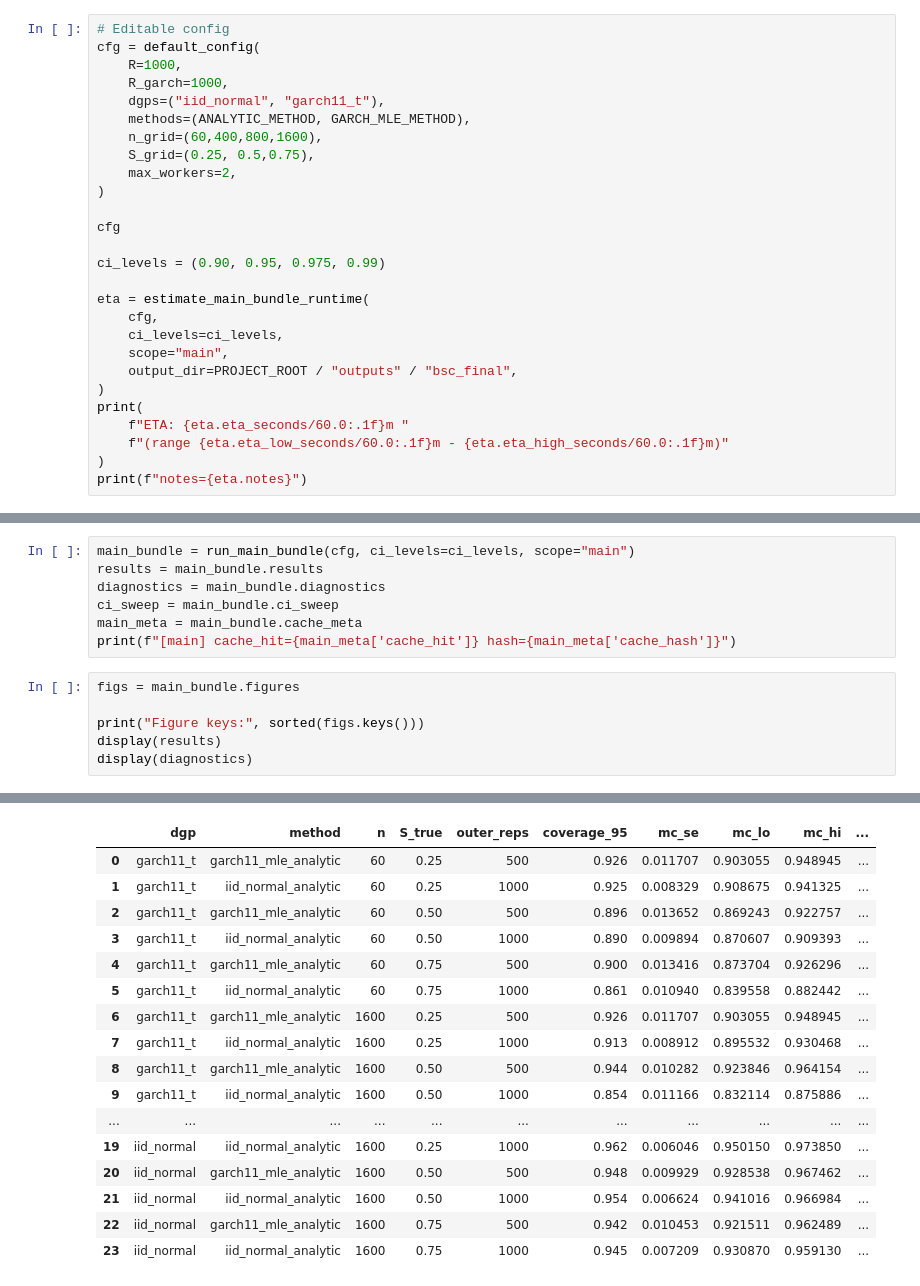
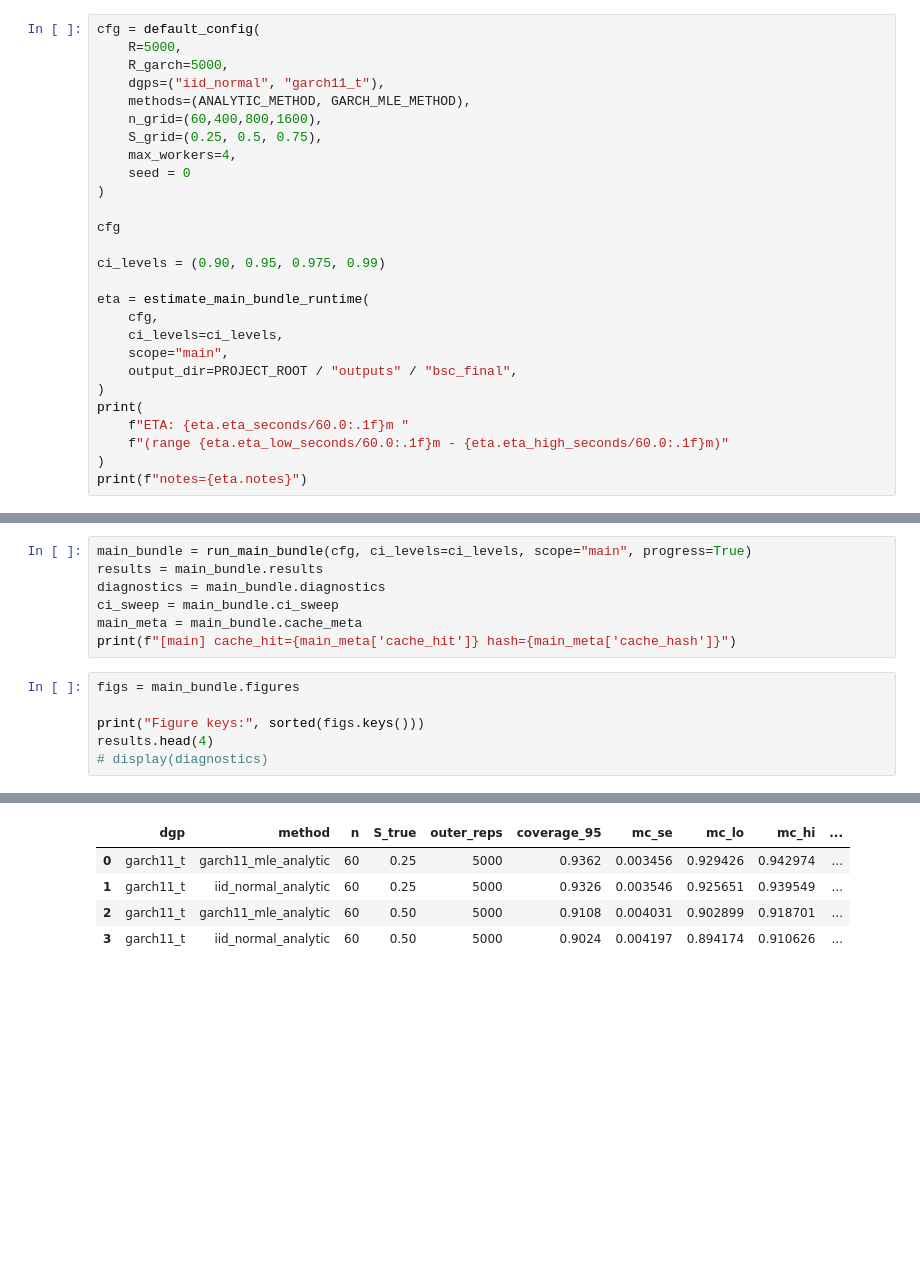
Before and after one commit to gettingittywitit69/rafsbsc, a Jupyter notebook: notebooks/bsc_final.ipynb, the cells around one changed output, grey strips where cells are left out. Saved outputs shown, nothing was run; the diff lists cells and outputs as text; blank space fills up the shorter version.

Commit message:
Updated plots and tables

```diff
--- a/notebooks/bsc_final.ipynb
+++ b/notebooks/bsc_final.ipynb
@@ -20,13 +22,13 @@ PROJECT_ROOT = /workspaces/finance-data-download-test/notebooks
 # %%
-# Editable config
 cfg = default_config(
-    R=1000,
-    R_garch=1000,
+    R=5000,
+    R_garch=5000,
     dgps=("iid_normal", "garch11_t"),
     methods=(ANALYTIC_METHOD, GARCH_MLE_METHOD),
     n_grid=(60,400,800,1600),
-    S_grid=(0.25, 0.5,0.75),
-    max_workers=2,
+    S_grid=(0.25, 0.5, 0.75),
+    max_workers=4,
+    seed = 0
 )
 
 cfg
@@ -51,5 +54,5 @@ notes=Pilot sampled 4/24 cells with R=50, R_garch=50; workers adjustment uses ma
 # %%
-main_bundle = run_main_bundle(cfg, ci_levels=ci_levels, scope="main")
+main_bundle = run_main_bundle(cfg, ci_levels=ci_levels, scope="main", progress=True)
 results = main_bundle.results
 diagnostics = main_bundle.diagnostics
 ci_sweep = main_bundle.ci_sweep
@@ -59,6 +62,6 @@ print(f"[main] cache_hit={main_meta['cache_hit']} hash={main_meta['cache_hash']}
 figs = main_bundle.figures
 
 print("Figure keys:", sorted(figs.keys()))
-display(results)
-display(diagnostics)
+results.head(4)
+# display(diagnostics)
 # %% [output]
@@ -66,17 +69,5 @@ Figure keys: ['bias', 'coverage_95', 'reject_rate_H0_S_eq_0', 'rmse']
 |  | dgp | method | n | S_true | outer_reps | coverage_95 | mc_se | mc_lo | mc_hi | ... |
-| 0 | garch11_t | garch11_mle_analytic | 60 | 0.25 | 500 | 0.926 | 0.011707 | 0.903055 | 0.948945 | ... |
-| 1 | garch11_t | iid_normal_analytic | 60 | 0.25 | 1000 | 0.925 | 0.008329 | 0.908675 | 0.941325 | ... |
-| 2 | garch11_t | garch11_mle_analytic | 60 | 0.50 | 500 | 0.896 | 0.013652 | 0.869243 | 0.922757 | ... |
-| 3 | garch11_t | iid_normal_analytic | 60 | 0.50 | 1000 | 0.890 | 0.009894 | 0.870607 | 0.909393 | ... |
-| 4 | garch11_t | garch11_mle_analytic | 60 | 0.75 | 500 | 0.900 | 0.013416 | 0.873704 | 0.926296 | ... |
-| 5 | garch11_t | iid_normal_analytic | 60 | 0.75 | 1000 | 0.861 | 0.010940 | 0.839558 | 0.882442 | ... |
-| 6 | garch11_t | garch11_mle_analytic | 1600 | 0.25 | 500 | 0.926 | 0.011707 | 0.903055 | 0.948945 | ... |
-| 7 | garch11_t | iid_normal_analytic | 1600 | 0.25 | 1000 | 0.913 | 0.008912 | 0.895532 | 0.930468 | ... |
-| 8 | garch11_t | garch11_mle_analytic | 1600 | 0.50 | 500 | 0.944 | 0.010282 | 0.923846 | 0.964154 | ... |
-| 9 | garch11_t | iid_normal_analytic | 1600 | 0.50 | 1000 | 0.854 | 0.011166 | 0.832114 | 0.875886 | ... |
-| ... | ... | ... | ... | ... | ... | ... | ... | ... | ... | ... |
-| 19 | iid_normal | iid_normal_analytic | 1600 | 0.25 | 1000 | 0.962 | 0.006046 | 0.950150 | 0.973850 | ... |
-| 20 | iid_normal | garch11_mle_analytic | 1600 | 0.50 | 500 | 0.948 | 0.009929 | 0.928538 | 0.967462 | ... |
-| 21 | iid_normal | iid_normal_analytic | 1600 | 0.50 | 1000 | 0.954 | 0.006624 | 0.941016 | 0.966984 | ... |
-| 22 | iid_normal | garch11_mle_analytic | 1600 | 0.75 | 500 | 0.942 | 0.010453 | 0.921511 | 0.962489 | ... |
-| 23 | iid_normal | iid_normal_analytic | 1600 | 0.75 | 1000 | 0.945 | 0.007209 | 0.930870 | 0.959130 | ... |
+| 0 | garch11_t | garch11_mle_analytic | 60 | 0.25 | 5000 | 0.9362 | 0.003456 | 0.929426 | 0.942974 | ... |
+| 1 | garch11_t | iid_normal_analytic | 60 | 0.25 | 5000 | 0.9326 | 0.003546 | 0.925651 | 0.939549 | ... |
+| 2 | garch11_t | garch11_mle_analytic | 60 | 0.50 | 5000 | 0.9108 | 0.004031 | 0.902899 | 0.918701 | ... |
+| 3 | garch11_t | iid_normal_analytic | 60 | 0.50 | 5000 | 0.9024 | 0.004197 | 0.894174 | 0.910626 | ... |
```
Also changed, not shown: parts of 11 cells of this notebook, 12 other files.
